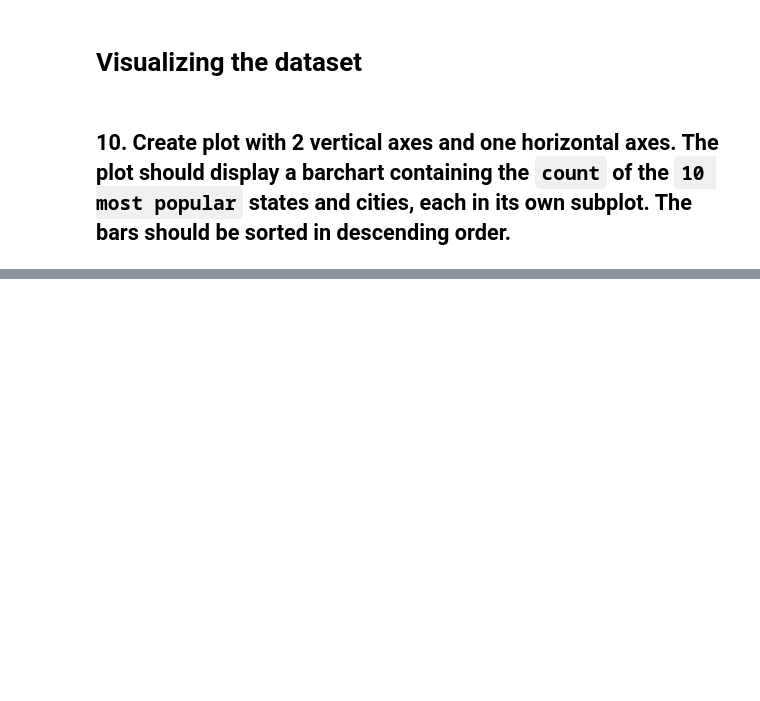
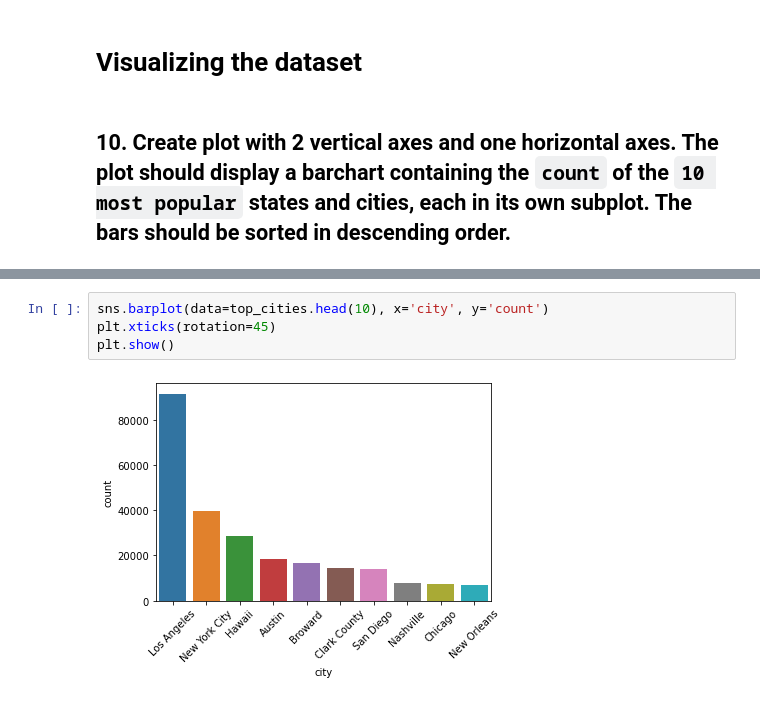
Before and after one commit to tomaloki/DAT200_CA, a Jupyter notebook: CA1/DAT200 - Assignment 1.ipynb, the cells around one changed output, grey strips where cells are left out. Saved outputs shown, nothing was run; the diff lists cells and outputs as text; blank space fills up the shorter version.

```diff
--- a/CA1/DAT200 - Assignment 1.ipynb
+++ b/CA1/DAT200 - Assignment 1.ipynb
@@ -264,0 +269,6 @@ sns.barplot(data = top_states, x='state', y='number')
+# %%
+sns.barplot(data=top_cities.head(10), x='city', y='count')
+plt.xticks(rotation=45)
+plt.show()
+# %% [output]
+[figure, added]
```
Also changed, not shown: parts of 6 cells of this notebook.
